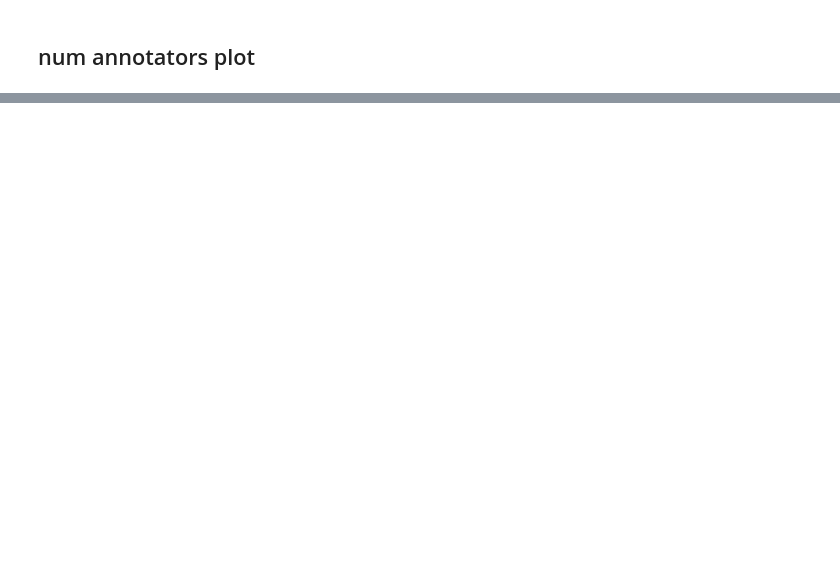
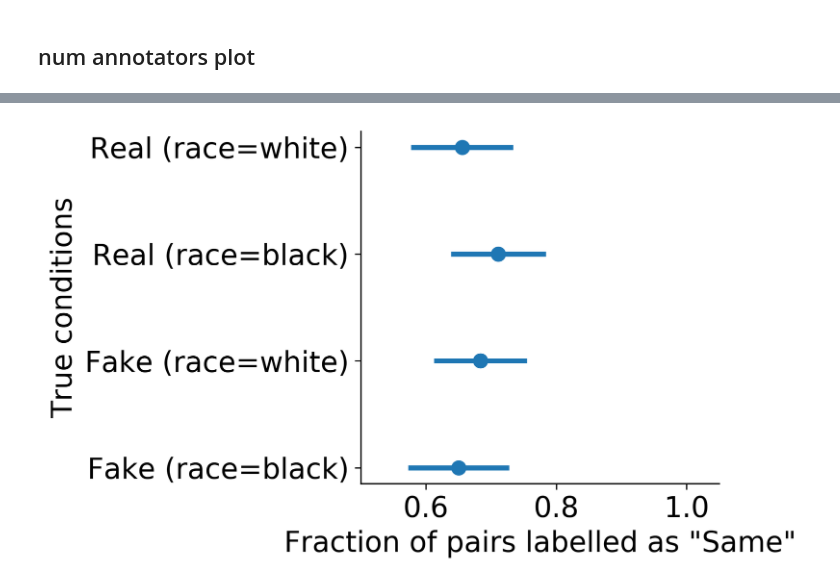
Before and after one commit to csinva/matching-with-gans, a Jupyter notebook: projection_manipulation/12_annot_experiment.ipynb, the cells around one changed output, grey strips where cells are left out. Cells and saved outputs as stored; diff of their text form; code cells hidden in the pictures; blank space fills up the shorter version.

```diff
--- a/projection_manipulation/12_annot_experiment.ipynb
+++ b/projection_manipulation/12_annot_experiment.ipynb
@@ -234,0 +319,8 @@ real, 360, 68.3, 95% CI, 2.24
+# %%
+# fake vs real considering gender
+labs, ks_type_race = add_intersections(labs, l_type, l_race)
+boxplot_subgroups(means, labs,
+                  [k for k in ks_type_race if not 'dup' in k])
+util.savefig('ann_race')
+# %% [output]
+[figure, added]
```
Also changed, not shown: parts of 15 cells of this notebook, 1 other file.
